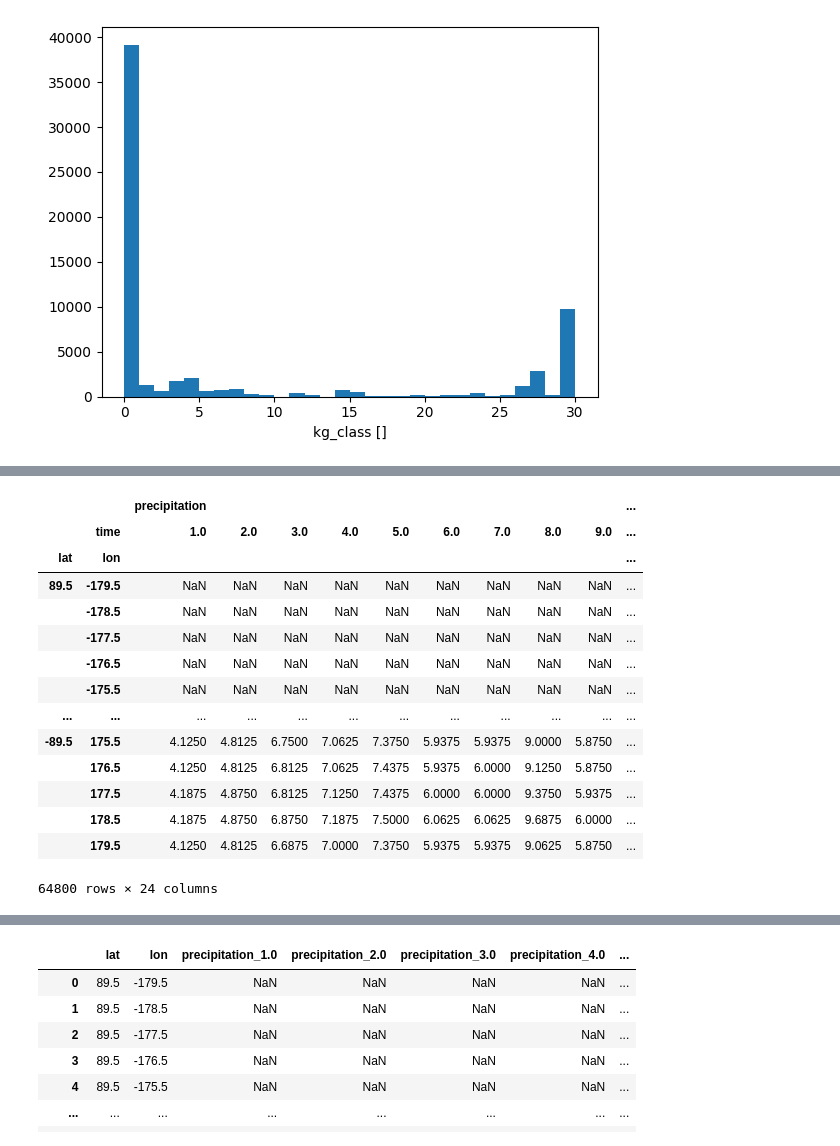
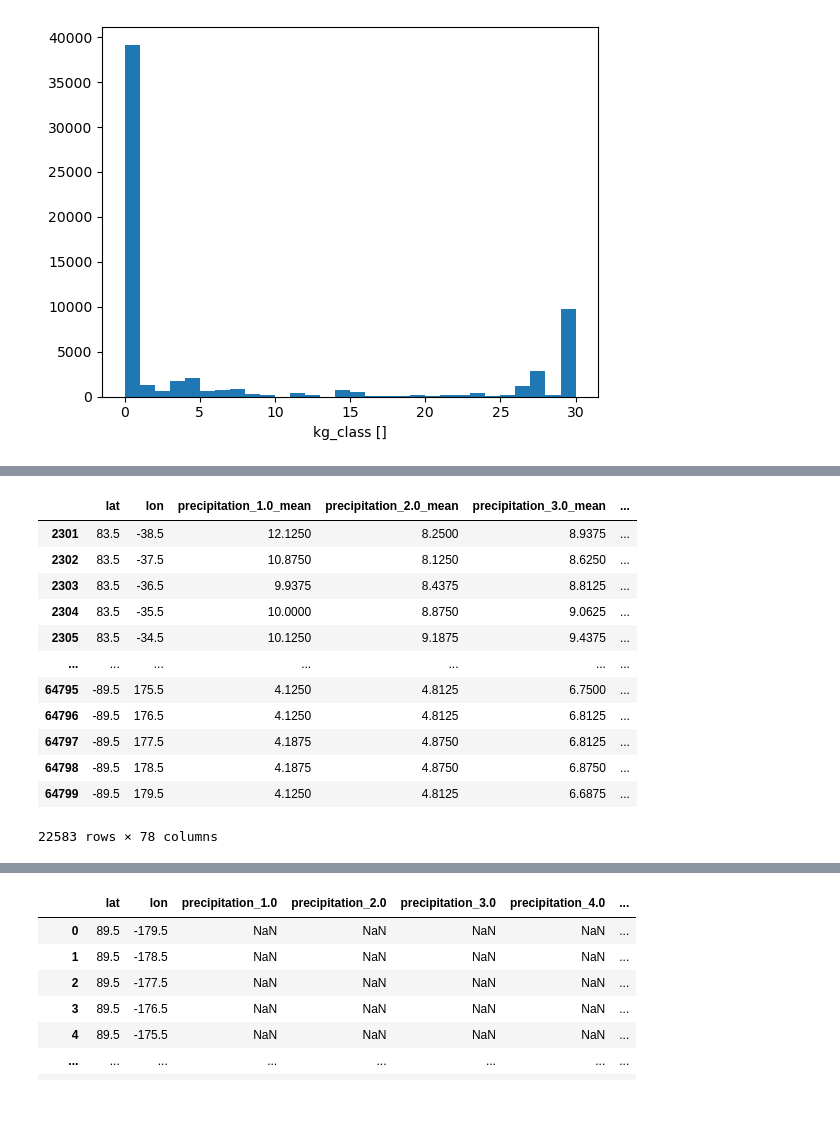
Before and after one commit to MetOffice/ai4c_hackathon, a Jupyter notebook: notebooks/ClimateZones_Data_exploration.ipynb, the cells around one changed output, grey strips where cells are left out. Drawn from its saved outputs; the diff is of its cells as text; code cells hidden in the pictures; blank space fills up the shorter version.

Commit message:
#10  transformed data in tabular form, ready for building a pipeline.

```diff
--- a/notebooks/ClimateZones_Data_exploration.ipynb
+++ b/notebooks/ClimateZones_Data_exploration.ipynb
@@ -43,7 +43,7 @@ def get_platform_dir(select_platform):
     print('platform not found, return generic path')
     return pathlib.Path(os.environ['HOME']) / 'climate_zones',
 
-current_platform = 'jasmin'
+current_platform = 'mo_linux'
 # %%
 root_data_dir = get_platform_dir(current_platform)
 
@@ -365,18 +321,40 @@ df2 = data_dict[list(time_periods.keys())[0]][historic_scenario_str]['climate_zo
+# %%
+def create_dataframe_period(data_period_scenario, period, scenario):
+    df_mean = data_period_scenario['climate_mean'].to_dataframe().unstack(['time'])
+    df_mean.columns = ['_'.join(map(str,l1))+ '_mean' for l1 in df_mean.columns]
+    df_mean = df_mean.reset_index()
+
+    df_std = data_period_scenario['climate_mean'].to_dataframe().unstack(['time'])
+    df_std.columns = ['_'.join(map(str,l1)) + '_std' for l1 in df_std.columns]
+    df_std = df_std.reset_index()
+
+    df_zone = data_period_scenario['climate_zone']['kg_class'].to_dataframe()
+    df_zone = df_std.reset_index()
+
+    df_climate_zones = df_mean.merge(df_std, on=['lat','lon'])
+    df_climate_zones = df_climate_zones.merge(df_zone, on=['lat','lon'])
+    df_climate_zones = df_climate_zones[~df_climate_zones['precipitation_1.0_mean'].isna()]
+    df_climate_zones['period_start'] = period[0]
+    df_climate_zones['period_end'] = period[1]
+    df_climate_zones['scenario'] = scenario
+    # df_climate_zones = df_climate_zones.reset_index()
+    return df_climate_zones
 # %%
-df1
+current_scenario = historic_scenario_str
+current_period = list(time_periods.keys())[0]
+df_period_scenario = create_dataframe_period(data_dict[current_period][current_scenario], current_period, current_scenario)
+df_period_scenario
 # %% [output]
-|  |  | precipitation |  |  |  |  |  |  |  |  | ... |
-|  | time | 1.0 | 2.0 | 3.0 | 4.0 | 5.0 | 6.0 | 7.0 | 8.0 | 9.0 | ... |
-| lat | lon |  |  |  |  |  |  |  |  |  | ... |
-| 89.5 | -179.5 | NaN | NaN | NaN | NaN | NaN | NaN | NaN | NaN | NaN | ... |
-|  | -178.5 | NaN | NaN | NaN | NaN | NaN | NaN | NaN | NaN | NaN | ... |
-|  | -177.5 | NaN | NaN | NaN | NaN | NaN | NaN | NaN | NaN | NaN | ... |
-|  | -176.5 | NaN | NaN | NaN | NaN | NaN | NaN | NaN | NaN | NaN | ... |
-|  | -175.5 | NaN | NaN | NaN | NaN | NaN | NaN | NaN | NaN | NaN | ... |
-| ... | ... | ... | ... | ... | ... | ... | ... | ... | ... | ... | ... |
-| -89.5 | 175.5 | 4.1250 | 4.8125 | 6.7500 | 7.0625 | 7.3750 | 5.9375 | 5.9375 | 9.0000 | 5.8750 | ... |
-|  | 176.5 | 4.1250 | 4.8125 | 6.8125 | 7.0625 | 7.4375 | 5.9375 | 6.0000 | 9.1250 | 5.8750 | ... |
-|  | 177.5 | 4.1875 | 4.8750 | 6.8125 | 7.1250 | 7.4375 | 6.0000 | 6.0000 | 9.3750 | 5.9375 | ... |
-|  | 178.5 | 4.1875 | 4.8750 | 6.8750 | 7.1875 | 7.5000 | 6.0625 | 6.0625 | 9.6875 | 6.0000 | ... |
-|  | 179.5 | 4.1250 | 4.8125 | 6.6875 | 7.0000 | 7.3750 | 5.9375 | 5.9375 | 9.0625 | 5.8750 | ... |
+|  | lat | lon | precipitation_1.0_mean | precipitation_2.0_mean | precipitation_3.0_mean | ... |
+| 2301 | 83.5 | -38.5 | 12.1250 | 8.2500 | 8.9375 | ... |
+| 2302 | 83.5 | -37.5 | 10.8750 | 8.1250 | 8.6250 | ... |
+| 2303 | 83.5 | -36.5 | 9.9375 | 8.4375 | 8.8125 | ... |
+| 2304 | 83.5 | -35.5 | 10.0000 | 8.8750 | 9.0625 | ... |
+| 2305 | 83.5 | -34.5 | 10.1250 | 9.1875 | 9.4375 | ... |
+| ... | ... | ... | ... | ... | ... | ... |
+| 64795 | -89.5 | 175.5 | 4.1250 | 4.8125 | 6.7500 | ... |
+| 64796 | -89.5 | 176.5 | 4.1250 | 4.8125 | 6.8125 | ... |
+| 64797 | -89.5 | 177.5 | 4.1875 | 4.8750 | 6.8125 | ... |
+| 64798 | -89.5 | 178.5 | 4.1875 | 4.8750 | 6.8750 | ... |
+| 64799 | -89.5 | 179.5 | 4.1250 | 4.8125 | 6.6875 | ... |
-64800 rows × 24 columns
+22583 rows × 78 columns
```
Also changed, not shown: parts of 18 cells of this notebook.
